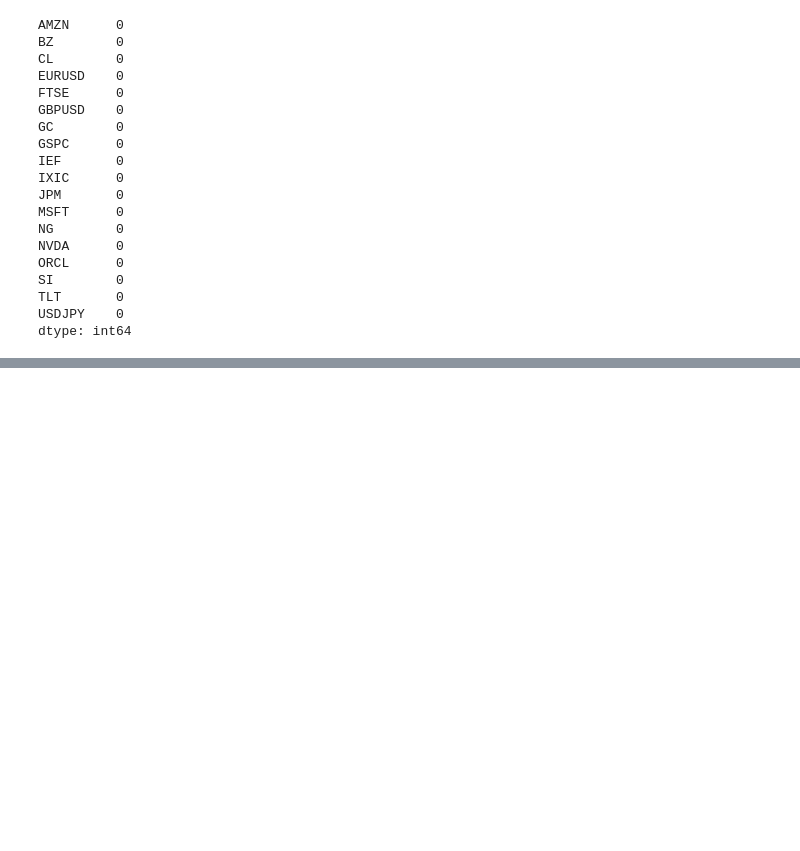
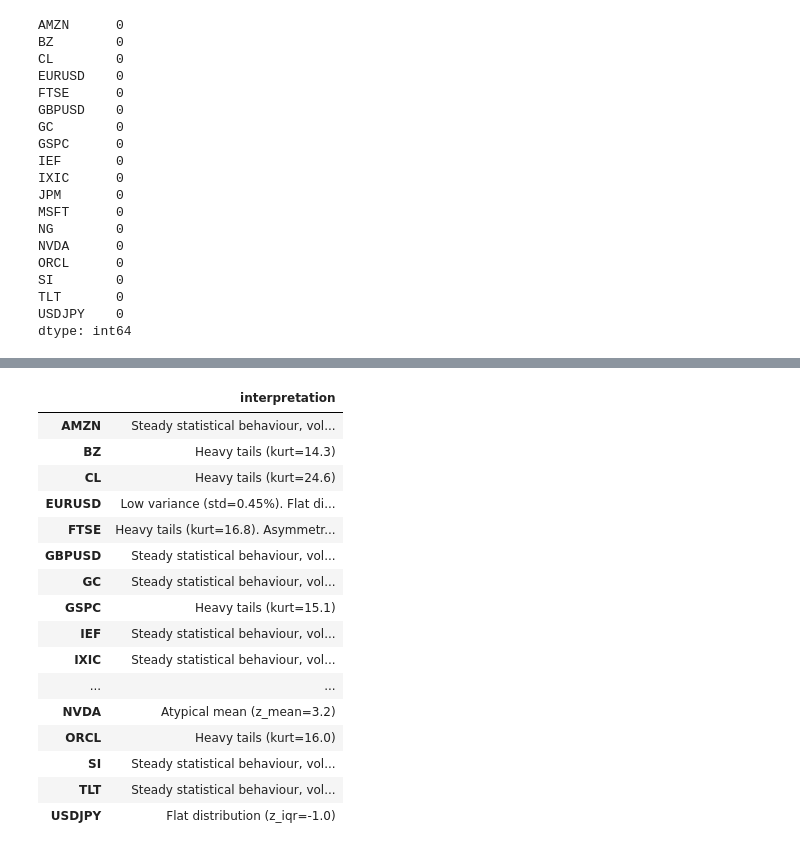
Before and after one commit to jamesafh99/finance-project, a Jupyter notebook: notebooks/02_portfolio_construction.ipynb, the cells around one changed output, grey strips where cells are left out. Saved outputs shown, nothing was run; the diff lists cells and outputs as text; code cells hidden in the pictures; blank space fills up the shorter version.

```diff
--- a/notebooks/02_portfolio_construction.ipynb
+++ b/notebooks/02_portfolio_construction.ipynb
@@ -135,0 +233,63 @@ log_returns.describe()
+# %%
+# Automating interpretations
+def stats_interpretations(df: pd.DataFrame) -> pd.DataFrame:
+    # DataFrame to store interpretations
+    interpretations = pd.DataFrame(index=df.index, columns=["interpretation"])
+
+    # Selecting ONLY boolean columns
+    bool_cols = df.select_dtypes(include='bool').columns
+
+    for ticker, row in df.iterrows():
+        # Conditions
+        if row[bool_cols].any():
+            pieces = []
+
+            if row.get("extreme_volatility", False):
+                pieces.append(f"High volatility (z_std = {row['z_std']:.1f})")
+
+            if row.get("tail_risk", False):
+                pieces.append(f"Heavy tails (kurt={row['kurtosis']:.1f})")
+
+            if row.get("asymmetric_returns", False):
+                pieces.append(f"Asymmetric returns (z_skew={row['z_skew']:.1f})")
+
+            if row.get("extreme_mean", False):
+                pieces.append(f"Atypical mean (z_mean={row['z_mean']:.1f})")
+
+            if row.get("low_variance", False):
+                pieces.append(f"Low variance (std={row['std']:.2%})")
+
+            if row.get("flat_distribution", False):
+                pieces.append(f"Flat distribution (z_iqr={row['z_iqr']:.1f})")
+
+            # Joinign text
+            text = ". ".join(pieces)
+
+        else:
+            text = f"Steady statistical behaviour, volatility and tails within normal ranges. Good to use for further analysis"
+
+        # Storing interpretation
+        interpretations.loc[str(ticker), "interpretation"] = text
+
+    return interpretations
+
+interpretations = stats_interpretations(stats)
+interpretations
+# %% [output]
+|  | interpretation |
+| AMZN | Steady statistical behaviour, vol... |
+| BZ | Heavy tails (kurt=14.3) |
+| CL | Heavy tails (kurt=24.6) |
+| EURUSD | Low variance (std=0.45%). Flat di... |
+| FTSE | Heavy tails (kurt=16.8). Asymmetr... |
+| GBPUSD | Steady statistical behaviour, vol... |
+| GC | Steady statistical behaviour, vol... |
+| GSPC | Heavy tails (kurt=15.1) |
+| IEF | Steady statistical behaviour, vol... |
+| IXIC | Steady statistical behaviour, vol... |
+| ... | ... |
+| NVDA | Atypical mean (z_mean=3.2) |
+| ORCL | Heavy tails (kurt=16.0) |
+| SI | Steady statistical behaviour, vol... |
+| TLT | Steady statistical behaviour, vol... |
+| USDJPY | Flat distribution (z_iqr=-1.0) |
```
Also changed, not shown: parts of 9 cells of this notebook, 1 other file.
